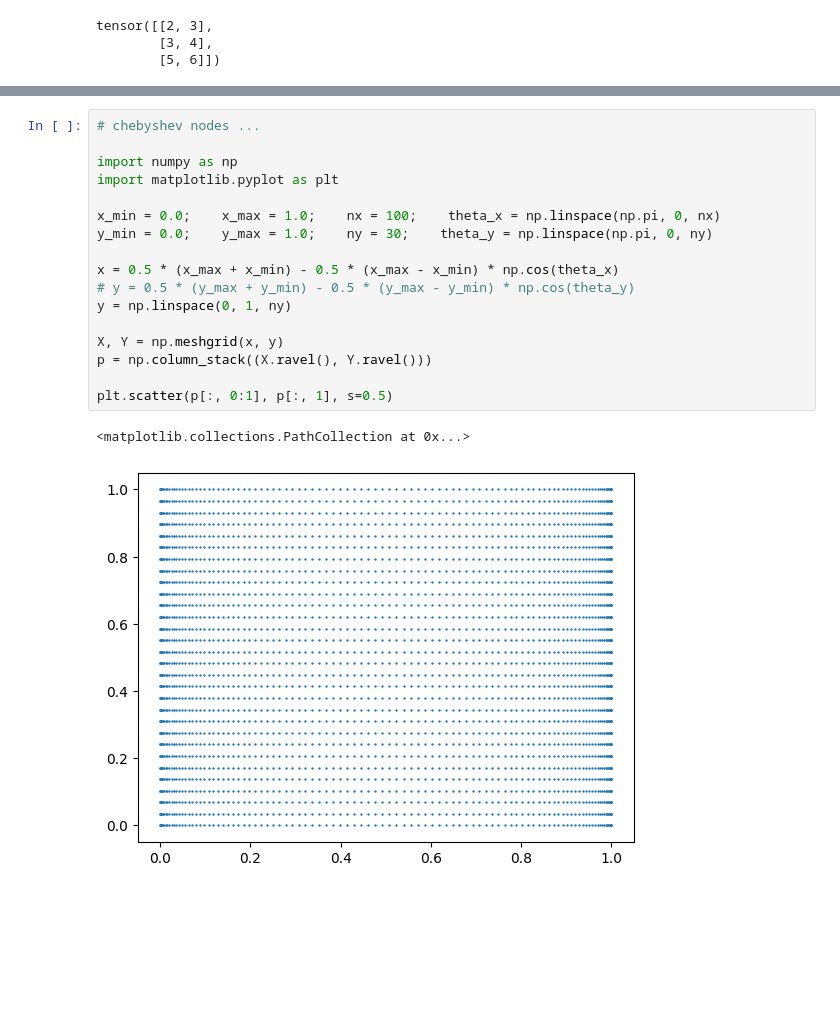
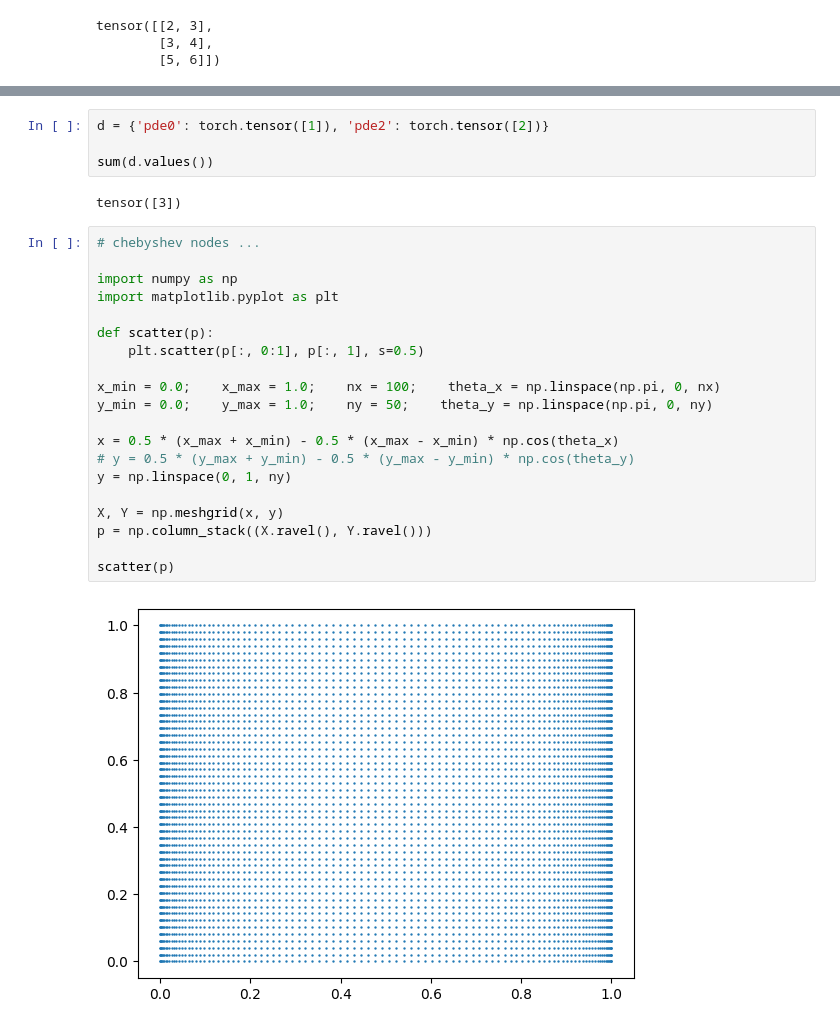
Before and after one commit to geovlach10/Spheroid_PINN, a Jupyter notebook: notebooks/playground.ipynb, the cells around one changed output, grey strips where cells are left out. Drawn from its saved outputs; the diff is of its cells as text; blank space fills up the shorter version.

```diff
--- a/notebooks/playground.ipynb
+++ b/notebooks/playground.ipynb
@@ -249,20 +289,28 @@ tensor(11)
+# %%
+d = {'pde0': torch.tensor([1]), 'pde2': torch.tensor([2])}
+
+sum(d.values())
+# %% [output]
+tensor([3])
 # %%
 # chebyshev nodes ...
 
 import numpy as np
 import matplotlib.pyplot as plt
 
+def scatter(p):
+    plt.scatter(p[:, 0:1], p[:, 1], s=0.5)
+
 x_min = 0.0;    x_max = 1.0;    nx = 100;    theta_x = np.linspace(np.pi, 0, nx)
-y_min = 0.0;    y_max = 1.0;    ny = 30;    theta_y = np.linspace(np.pi, 0, ny)
+y_min = 0.0;    y_max = 1.0;    ny = 50;    theta_y = np.linspace(np.pi, 0, ny)
 
 x = 0.5 * (x_max + x_min) - 0.5 * (x_max - x_min) * np.cos(theta_x)
 # y = 0.5 * (y_max + y_min) - 0.5 * (y_max - y_min) * np.cos(theta_y)
 y = np.linspace(0, 1, ny)
 
 X, Y = np.meshgrid(x, y)
 p = np.column_stack((X.ravel(), Y.ravel()))
 
-plt.scatter(p[:, 0:1], p[:, 1], s=0.5)
+scatter(p)
 # %% [output]
-<matplotlib.collections.PathCollection at 0x...>
-[figure, old version]
+[figure, new version]
```
Also changed, not shown: parts of 4 cells of this notebook, 1 other file.
